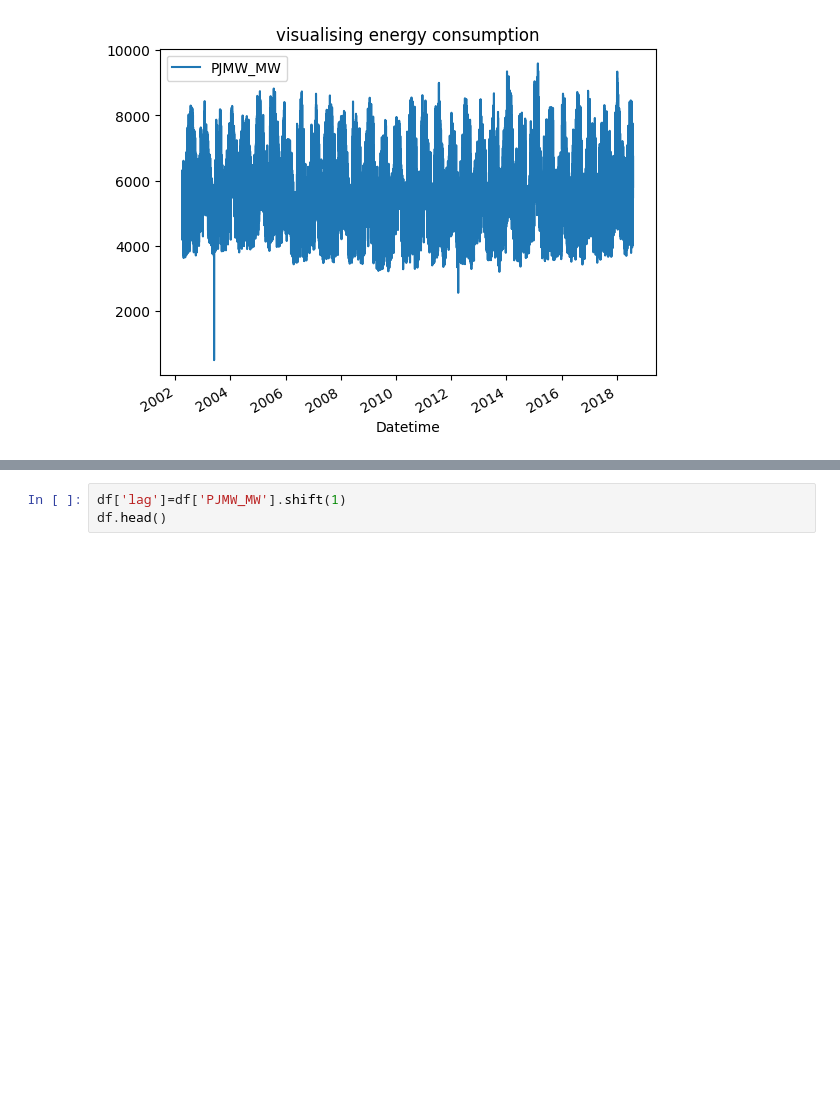
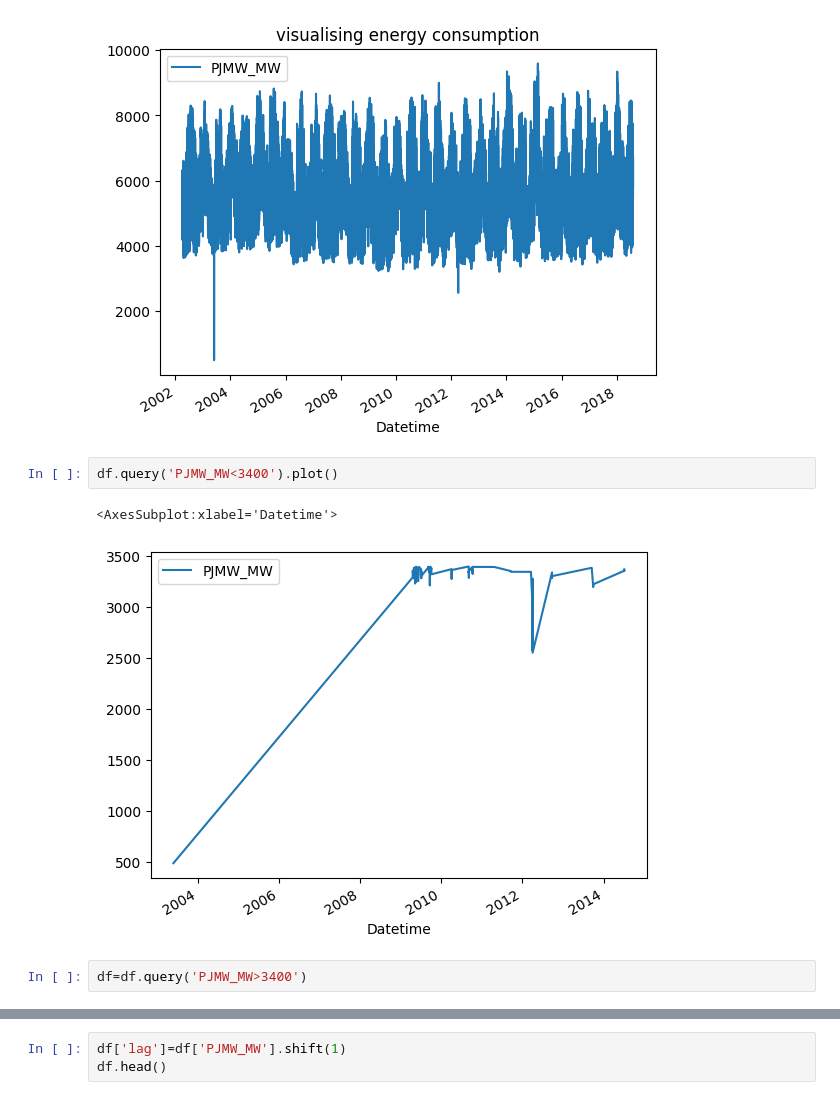
Before and after one commit to zakarya-elmimouni/energy_consumption, a Jupyter notebook: electrical_energy_forcasting1.ipynb, the cells around one changed output, grey strips where cells are left out. Drawn from its saved outputs; the diff is of its cells as text; blank space fills up the shorter version.

```diff
--- a/electrical_energy_forcasting1.ipynb
+++ b/electrical_energy_forcasting1.ipynb
@@ -70,3 +74,10 @@ df.plot(title="visualising energy consumption")
 # %% [output]
 <AxesSubplot:title={'center':'visualising energy consumption'}, xlabel='Datetime'>
 [figure]
+# %%
+df.query('PJMW_MW<3400').plot()
+# %% [output]
+<AxesSubplot:xlabel='Datetime'>
+[figure, added]
+# %%
+df=df.query('PJMW_MW>3400')
```
Also changed, not shown: parts of 6 cells of this notebook.
